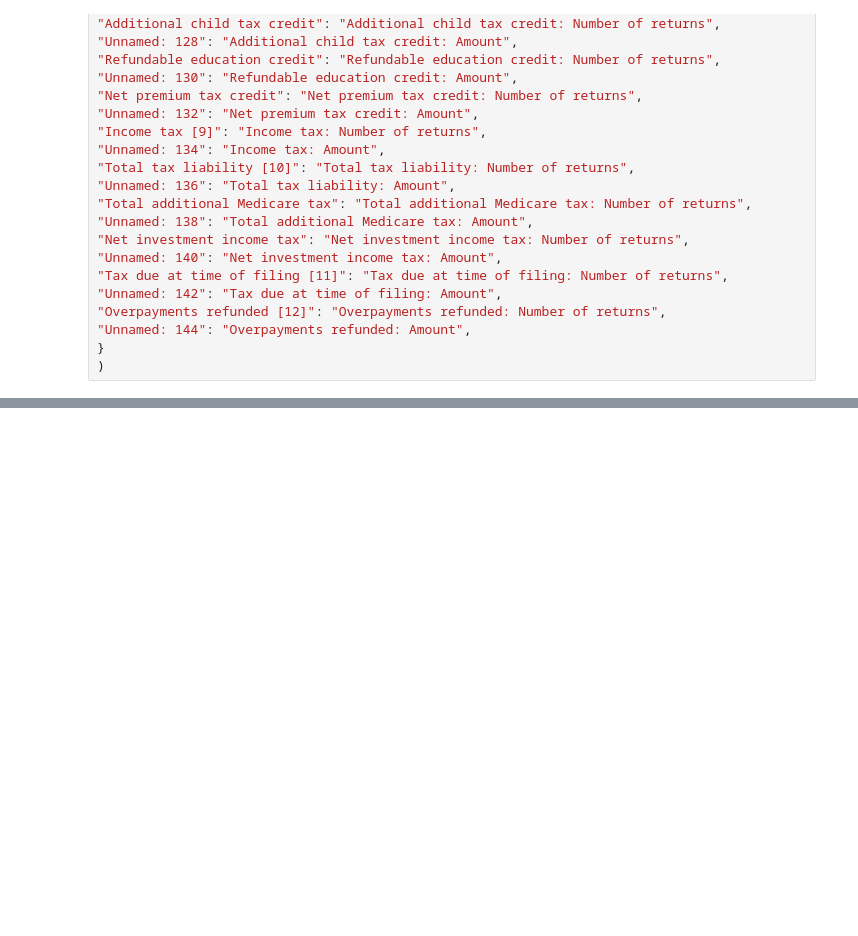
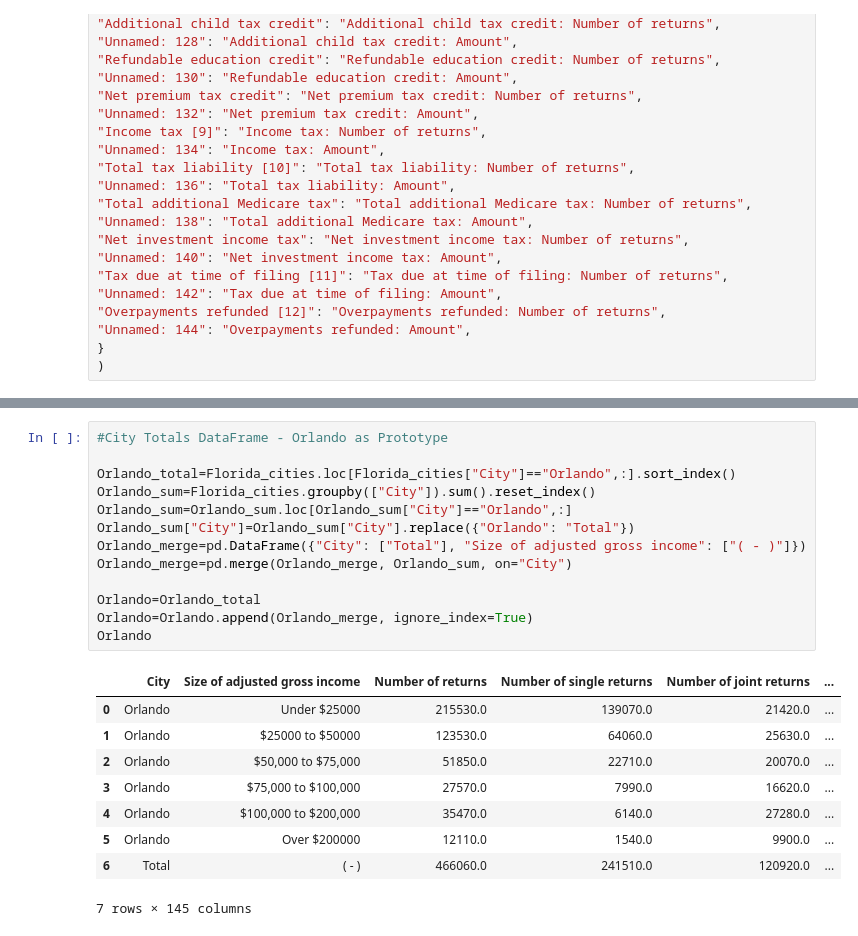
Before and after one commit to Sbrown146/Project1, a Jupyter notebook: Project Data test.ipynb, the cells around one changed output, grey strips where cells are left out. Drawn from its saved outputs; the diff is of its cells as text; blank space fills up the shorter version.

```diff
--- a/Project Data test.ipynb
+++ b/Project Data test.ipynb
@@ -220,0 +242,23 @@ Orlando_stats.head(10)
+# %%
+#City Totals DataFrame - Orlando as Prototype
+
+Orlando_total=Florida_cities.loc[Florida_cities["City"]=="Orlando",:].sort_index()
+Orlando_sum=Florida_cities.groupby(["City"]).sum().reset_index()
+Orlando_sum=Orlando_sum.loc[Orlando_sum["City"]=="Orlando",:]
+Orlando_sum["City"]=Orlando_sum["City"].replace({"Orlando": "Total"})
+Orlando_merge=pd.DataFrame({"City": ["Total"], "Size of adjusted gross income": ["( - )"]})
+Orlando_merge=pd.merge(Orlando_merge, Orlando_sum, on="City")
+
+Orlando=Orlando_total
+Orlando=Orlando.append(Orlando_merge, ignore_index=True)
+Orlando
+# %% [output]
+|  | City | Size of adjusted gross income | Number of returns | Number of single returns | Number of joint returns | ... |
+| 0 | Orlando | Under $25000 | 215530.0 | 139070.0 | 21420.0 | ... |
+| 1 | Orlando | $25000 to $50000 | 123530.0 | 64060.0 | 25630.0 | ... |
+| 2 | Orlando | $50,000 to $75,000 | 51850.0 | 22710.0 | 20070.0 | ... |
+| 3 | Orlando | $75,000 to $100,000 | 27570.0 | 7990.0 | 16620.0 | ... |
+| 4 | Orlando | $100,000 to $200,000 | 35470.0 | 6140.0 | 27280.0 | ... |
+| 5 | Orlando | Over $200000 | 12110.0 | 1540.0 | 9900.0 | ... |
+| 6 | Total | ( - ) | 466060.0 | 241510.0 | 120920.0 | ... |
+7 rows × 145 columns
```
Also changed, not shown: parts of 11 cells of this notebook.
